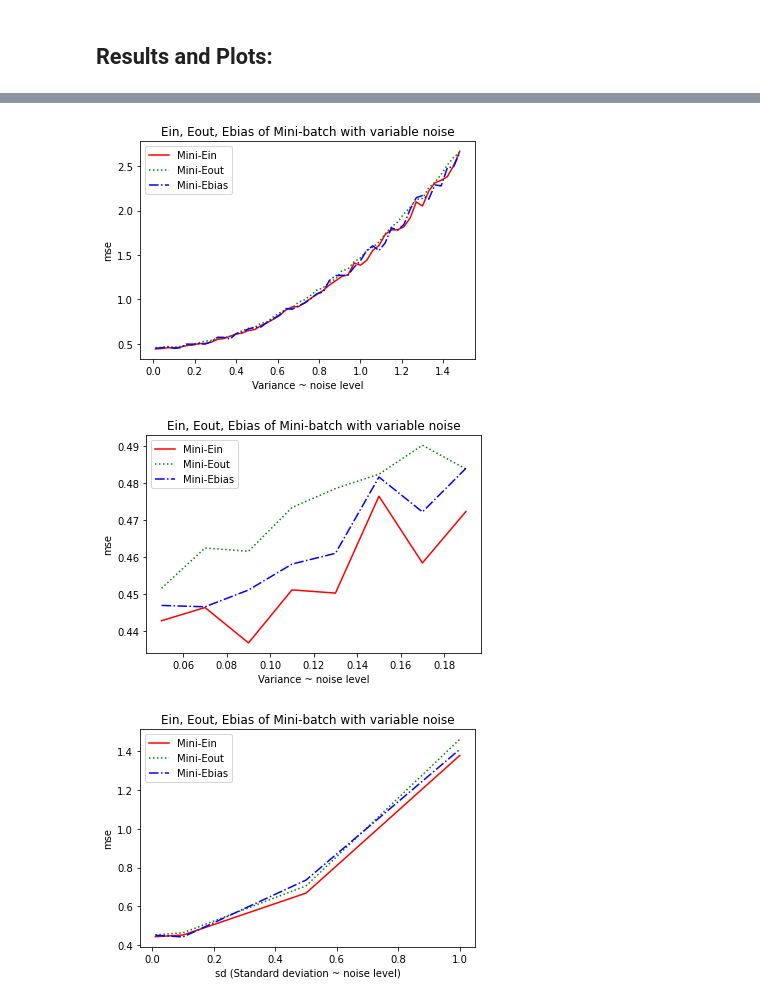
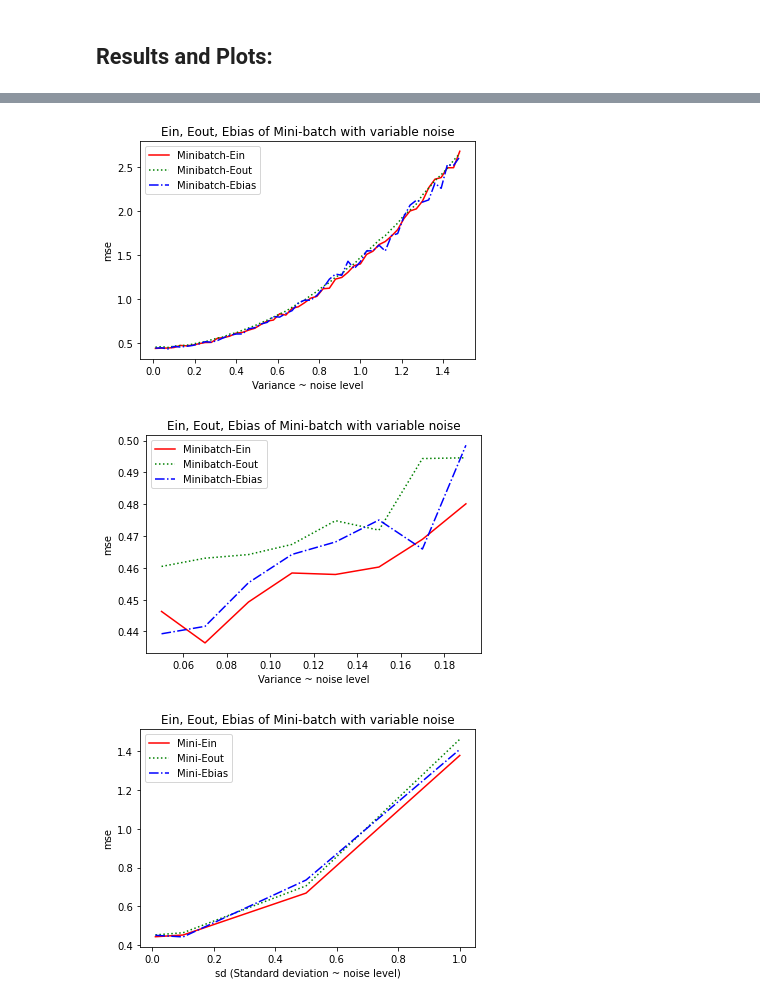
Before and after one commit to Jayshil-Patel/DLRL, a Jupyter notebook: new_regd.ipynb, the cells around one changed output, grey strips where cells are left out. Saved outputs shown, nothing was run; the diff lists cells and outputs as text; code cells hidden in the pictures.

```diff
--- a/new_regd.ipynb
+++ b/new_regd.ipynb
@@ -386,9 +386,9 @@ for variance_iteration in Variance_list:
     Mini_list[1].append(t2)
     Mini_list[2].append(t3)
 
-plt.plot(Variance_list,Mini_list[0],color='r',linestyle='solid',label='Mini-Ein')
-plt.plot(Variance_list,Mini_list[1],color='g',linestyle='dotted',label='Mini-Eout')
-plt.plot(Variance_list,Mini_list[2],color='b',linestyle='dashdot',label='Mini-Ebias')
+plt.plot(Variance_list,Mini_list[0],color='r',linestyle='solid',label='Minibatch-Ein')
+plt.plot(Variance_list,Mini_list[1],color='g',linestyle='dotted',label='Minibatch-Eout')
+plt.plot(Variance_list,Mini_list[2],color='b',linestyle='dashdot',label='Minibatch-Ebias')
 
 plt.title('Ein, Eout, Ebias of Mini-batch with variable noise')
 plt.xlabel('Variance ~ noise level')
@@ -396,28 +396,28 @@ plt.ylabel('mse')
 plt.legend()
 plt.show()
 # %% [output]
-[figure, old version]
+[figure, new version]
 # %%
 Variance_list = np.arange(0.05,0.2,0.02)
 Mini_list = [[], [], []]
 
 for variance_iteration in Variance_list:
     t1,t2,t3,t4 = experiment(100,variance_iteration,3,3)
     Mini_list[0].append(t1)
     Mini_list[1].append(t2)
     Mini_list[2].append(t3)
 
-plt.plot(Variance_list,Mini_list[0],color='r',linestyle='solid',label='Mini-Ein')
-plt.plot(Variance_list,Mini_list[1],color='g',linestyle='dotted',label='Mini-Eout')
-plt.plot(Variance_list,Mini_list[2],color='b',linestyle='dashdot',label='Mini-Ebias')
+plt.plot(Variance_list,Mini_list[0],color='r',linestyle='solid',label='Minibatch-Ein')
+plt.plot(Variance_list,Mini_list[1],color='g',linestyle='dotted',label='Minibatch-Eout')
+plt.plot(Variance_list,Mini_list[2],color='b',linestyle='dashdot',label='Minibatch-Ebias')
 
 plt.title('Ein, Eout, Ebias of Mini-batch with variable noise')
 plt.xlabel('Variance ~ noise level')
 plt.ylabel('mse')
 plt.legend()
 plt.show()
 # %% [output]
-[figure, old version]
+[figure, new version]
 # %%
 #Variable Noise level
 Variance_list = [0.01,0.1,0.5,1]
```
Also changed, not shown: parts of 5 cells of this notebook, 3 other files.
